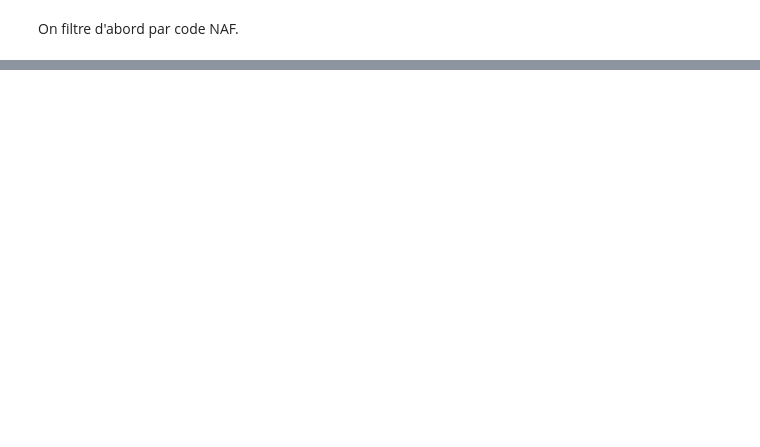
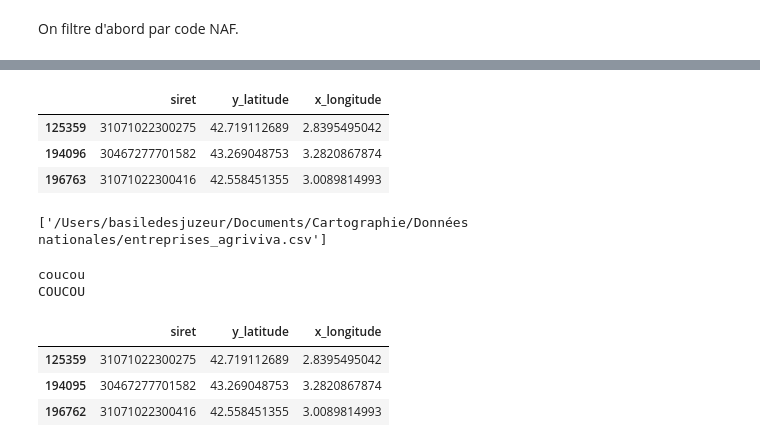
Before and after one commit to basile-desjuzeur/zone-de-chalandise, a Jupyter notebook: Notebooks/Clean données nationales.ipynb, the cells around one changed output, grey strips where cells are left out. Drawn from its saved outputs; the diff is of its cells as text; code cells hidden in the pictures; blank space fills up the shorter version.

Commit message:
feat : functionnal pipeline for siret under kml file

```diff
--- a/Notebooks/Clean données nationales.ipynb
+++ b/Notebooks/Clean données nationales.ipynb
@@ -667,0 +662,77 @@ SelectMultiple(description='Select NAF:', layout=Layout(width='50%'), options=('
+# %%
+from script import kml_to_polygon, is_in_polygon
+from shapely.geometry import Point
+import pandas as pd
+import dask.dataframe as dd
+import csv
+
+polygon = kml_to_polygon("../Données sites/VivaFresh.kml")
+
+naf = pd.read_excel('../Données nationales/NAF.xlsx')
+naf = [str(item) for item in naf['NAF'].to_list()]
+
+df_siret = dd.read_csv('../Données nationales/localisation_et_naf_siret.csv', sep=',', on_bad_lines='skip',
+                       dtype={'siret': 'object', 'plg_code_commune': 'object', 'y_latitude': 'object',
+                              'x_longitude': 'object', 'codeCommuneEtablissement': 'object',
+                              'activitePrincipaleEtablissement': 'object'},quoting=csv.QUOTE_NONE)
+
+def get_companies(naf, polygon, df_siret):
+    """
+    Get the companies in the polygon
+    attribute : naf : list of naf codes
+    attribute : polygon : polygon of the area of interest
+    return : Dask DataFrame of companies in the polygon
+    """
+
+    # get the companies with the naf codes
+    df = df_siret[df_siret['activitePrincipaleEtablissement'].isin(naf)]
+
+    # create a valid meta for the apply function
+    meta = pd.Series(name='in_polygon', dtype=bool)
+
+    # filter companies in the polygon without computing
+    df_filtered = df[df.apply(lambda x: is_in_polygon(polygon, Point(x.y_latitude, x.x_longitude)), axis=1,
+                              meta=meta)]
+
+    return df_filtered[['siret', 'y_latitude', 'x_longitude']]
+
+df_filtered = get_companies(naf, polygon, df_siret)
+# %%
+df_filtered.head()
+# %% [output]
+|  | siret | y_latitude | x_longitude |
+| 125359 | 31071022300275 | 42.719112689 | 2.8395495042 |
+| 194096 | 30467277701582 | 43.269048753 | 3.2820867874 |
+| 196763 | 31071022300416 | 42.558451355 | 3.0089814993 |
+# %%
+# save the df to csv ignoring rows with errors
+df_filtered.to_csv('../Données nationales/entreprises_agriviva.csv',index=False,single_file=True,errors='ignore')
+# %% [output]
+['/Users/basiledesjuzeur/Documents/Cartographie/Données nationales/entreprises_agriviva.csv']
+# %%
+from script import kml_to_polygon,get_companies
+import pandas as pd
+import dask.dataframe as dd
+
+polygon = kml_to_polygon("../Données sites/VivaFresh.kml")
+
+naf = pd.read_excel('../Données nationales/NAF.xlsx')
+
+naf = [str(item) for item in naf['NAF'].to_list()]
+
+df_siret = dd.read_csv('../Données nationales/localisation_et_naf_siret.csv', sep=',', on_bad_lines='skip',
+                          dtype={'siret': 'object', 'plg_code_commune': 'object', 'y_latitude': 'object',
+                                'x_longitude': 'object', 'codeCommuneEtablissement': 'object',
+                                'activitePrincipaleEtablissement': 'object'})
+
+df = get_companies(naf, polygon, df_siret).head()
+# %% [output]
+coucou
+COUCOU
+# %%
+df_fi.head()
+# %% [output]
+|  | siret | y_latitude | x_longitude |
+| 125359 | 31071022300275 | 42.719112689 | 2.8395495042 |
+| 194095 | 30467277701582 | 43.269048753 | 3.2820867874 |
+| 196762 | 31071022300416 | 42.558451355 | 3.0089814993 |
```
Also changed, not shown: parts of 12 cells of this notebook, 6 other files.
